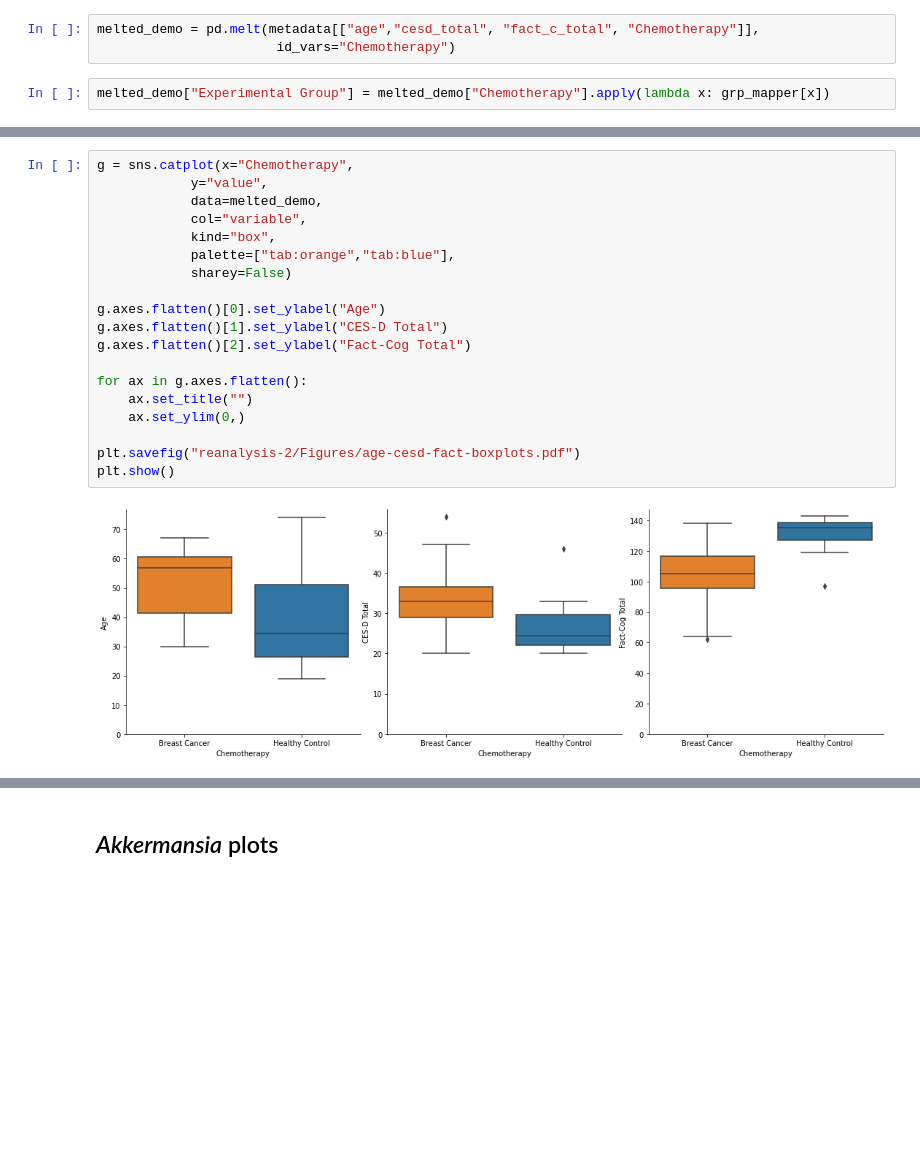
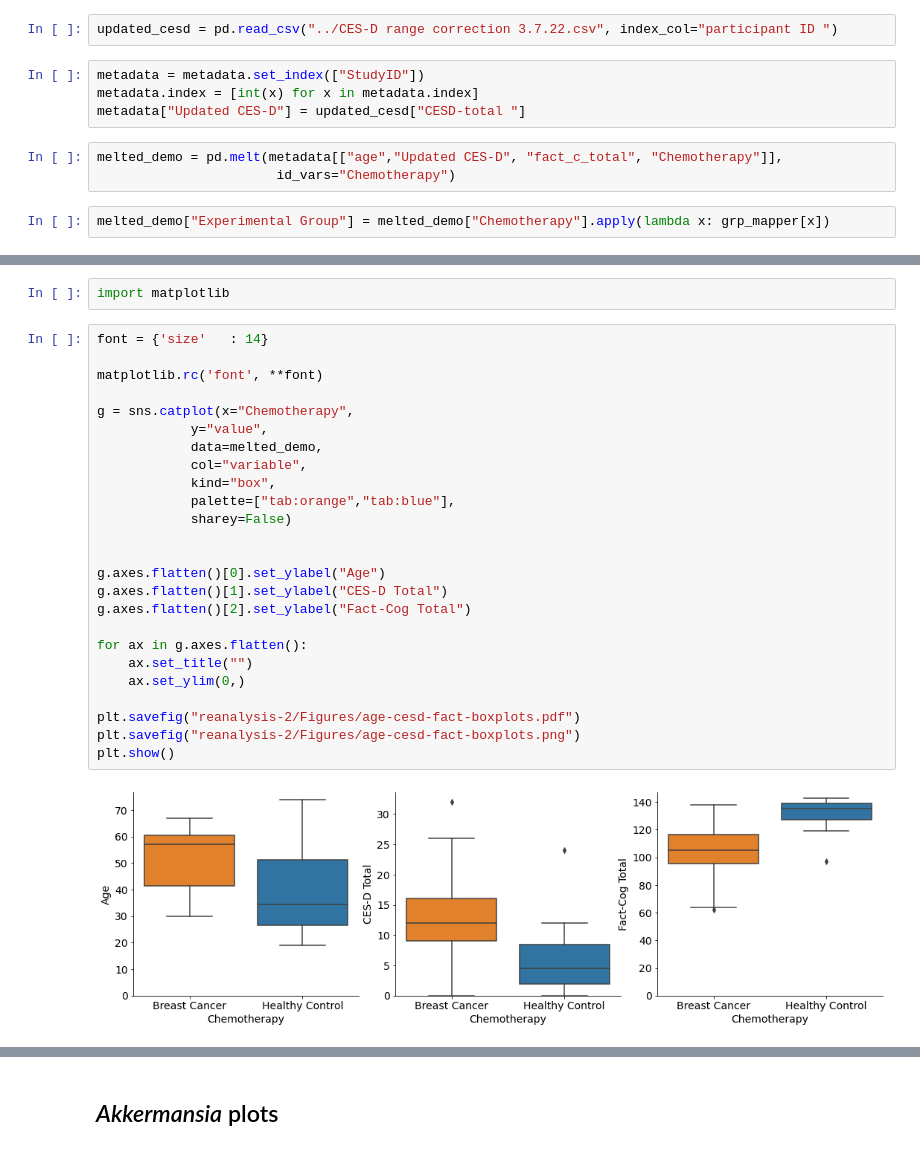
Before and after one commit to sterrettJD/Chemobrain, a Jupyter notebook: Final figs and additional analyses.ipynb, the cells around one changed output, grey strips where cells are left out. Saved outputs shown, nothing was run; the diff lists cells and outputs as text; blank space fills up the shorter version.

Commit message:
psych plots with updated CES-D

```diff
--- a/Final figs and additional analyses.ipynb
+++ b/Final figs and additional analyses.ipynb
@@ -240,7 +240,13 @@ plt.show()
 # %% [markdown]
 ## Psych boxplots
+# %%
+updated_cesd = pd.read_csv("../CES-D range correction 3.7.22.csv", index_col="participant ID ")
+# %%
+metadata = metadata.set_index(["StudyID"])
+metadata.index = [int(x) for x in metadata.index]
+metadata["Updated CES-D"] = updated_cesd["CESD-total "]
 # %%
-melted_demo = pd.melt(metadata[["age","cesd_total", "fact_c_total", "Chemotherapy"]],
+melted_demo = pd.melt(metadata[["age","Updated CES-D", "fact_c_total", "Chemotherapy"]],
                        id_vars="Chemotherapy")
 # %%
 melted_demo["Experimental Group"] = melted_demo["Chemotherapy"].apply(lambda x: grp_mapper[x])
@@ -256,24 +267,32 @@ melted_demo.head()
+# %%
+import matplotlib
 # %%
+font = {'size'   : 14}
+
+matplotlib.rc('font', **font)
+
 g = sns.catplot(x="Chemotherapy",
             y="value",
             data=melted_demo,
             col="variable",
             kind="box",
             palette=["tab:orange","tab:blue"],
             sharey=False)
+
 
 g.axes.flatten()[0].set_ylabel("Age")
 g.axes.flatten()[1].set_ylabel("CES-D Total")
 g.axes.flatten()[2].set_ylabel("Fact-Cog Total")
 
 for ax in g.axes.flatten():
     ax.set_title("")
     ax.set_ylim(0,)
 
 plt.savefig("reanalysis-2/Figures/age-cesd-fact-boxplots.pdf")
+plt.savefig("reanalysis-2/Figures/age-cesd-fact-boxplots.png")
 plt.show()
 # %% [output]
-[figure, old version]
+[figure, new version]
 # %%
 g = sns.catplot(x="Chemotherapy",
             y="value",
```
Also changed, not shown: parts of 9 cells of this notebook.
